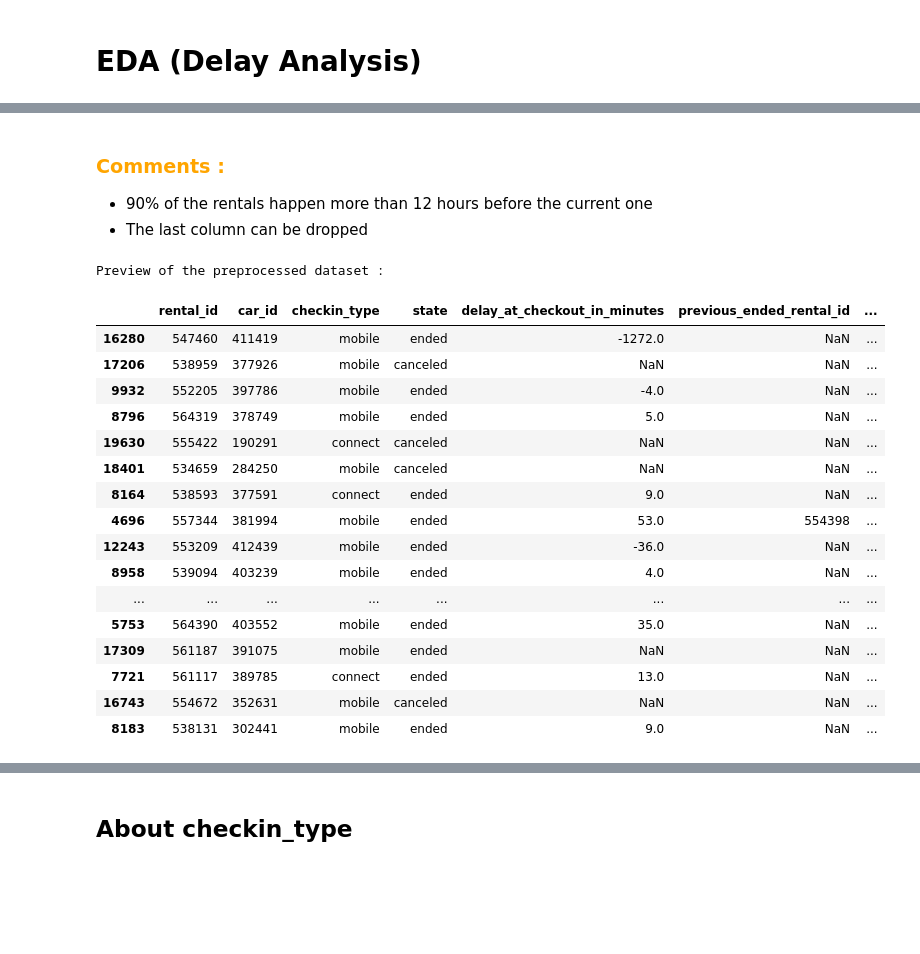
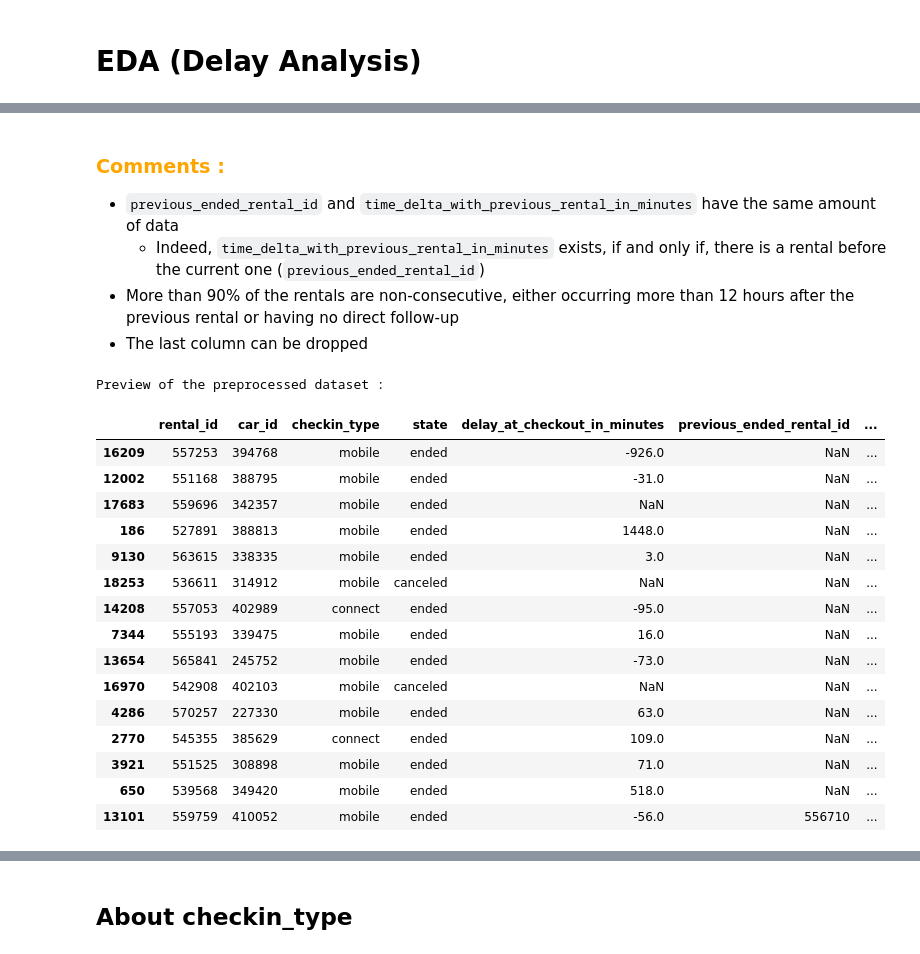
Before and after one commit to 40tude/02_Data-Science_Fullstack_march_2024, a Jupyter notebook: 08_deployment/99_Project_getaround/02_getarround.ipynb, the cells around one changed output, grey strips where cells are left out. Drawn from its saved outputs; the diff is of its cells as text; code cells hidden in the pictures; blank space fills up the shorter version.

```diff
--- a/08_deployment/99_Project_getaround/02_getarround.ipynb
+++ b/08_deployment/99_Project_getaround/02_getarround.ipynb
@@ -139,6 +142,8 @@ dtype: float64
 # %% [markdown]
 ### <span style="color:orange"><b>Comments :</b></span>
-* 90% of the rentals happen more than 12 hours before the current one
+* `previous_ended_rental_id` and `time_delta_with_previous_rental_in_minutes` have the same amount of data
+    * Indeed, `time_delta_with_previous_rental_in_minutes` exists, if and only if, there is a rental before the current one (``previous_ended_rental_id``)
+* More than 90% of the rentals are non-consecutive, either occurring more than 12 hours after the previous rental or having no direct follow-up
 * The last column can be dropped
 # %%
 # -----------------------------------------------------------------------------
@@ -165,24 +178,23 @@ def preprocessor(df):
 # %%
 df = preprocessor(df)
 print(f"\n\nPreview of the preprocessed dataset :")
 # display(df.head())
-display(df.sample(20))
+display(df.sample(15))
 # %% [output]
 Preview of the preprocessed dataset :
 |  | rental_id | car_id | checkin_type | state | delay_at_checkout_in_minutes | previous_ended_rental_id | ... |
-| 16280 | 547460 | 411419 | mobile | ended | -1272.0 | NaN | ... |
-| 17206 | 538959 | 377926 | mobile | canceled | NaN | NaN | ... |
-| 9932 | 552205 | 397786 | mobile | ended | -4.0 | NaN | ... |
-| 8796 | 564319 | 378749 | mobile | ended | 5.0 | NaN | ... |
-| 19630 | 555422 | 190291 | connect | canceled | NaN | NaN | ... |
-| 18401 | 534659 | 284250 | mobile | canceled | NaN | NaN | ... |
-| 8164 | 538593 | 377591 | connect | ended | 9.0 | NaN | ... |
-| 4696 | 557344 | 381994 | mobile | ended | 53.0 | 554398 | ... |
-| 12243 | 553209 | 412439 | mobile | ended | -36.0 | NaN | ... |
-| 8958 | 539094 | 403239 | mobile | ended | 4.0 | NaN | ... |
-| ... | ... | ... | ... | ... | ... | ... | ... |
-| 5753 | 564390 | 403552 | mobile | ended | 35.0 | NaN | ... |
-| 17309 | 561187 | 391075 | mobile | ended | NaN | NaN | ... |
-| 7721 | 561117 | 389785 | connect | ended | 13.0 | NaN | ... |
-| 16743 | 554672 | 352631 | mobile | canceled | NaN | NaN | ... |
-| 8183 | 538131 | 302441 | mobile | ended | 9.0 | NaN | ... |
+| 16209 | 557253 | 394768 | mobile | ended | -926.0 | NaN | ... |
+| 12002 | 551168 | 388795 | mobile | ended | -31.0 | NaN | ... |
+| 17683 | 559696 | 342357 | mobile | ended | NaN | NaN | ... |
+| 186 | 527891 | 388813 | mobile | ended | 1448.0 | NaN | ... |
+| 9130 | 563615 | 338335 | mobile | ended | 3.0 | NaN | ... |
+| 18253 | 536611 | 314912 | mobile | canceled | NaN | NaN | ... |
+| 14208 | 557053 | 402989 | connect | ended | -95.0 | NaN | ... |
+| 7344 | 555193 | 339475 | mobile | ended | 16.0 | NaN | ... |
+| 13654 | 565841 | 245752 | mobile | ended | -73.0 | NaN | ... |
+| 16970 | 542908 | 402103 | mobile | canceled | NaN | NaN | ... |
+| 4286 | 570257 | 227330 | mobile | ended | 63.0 | NaN | ... |
+| 2770 | 545355 | 385629 | connect | ended | 109.0 | NaN | ... |
+| 3921 | 551525 | 308898 | mobile | ended | 71.0 | NaN | ... |
+| 650 | 539568 | 349420 | mobile | ended | 518.0 | NaN | ... |
+| 13101 | 559759 | 410052 | mobile | ended | -56.0 | 556710 | ... |
```
Also changed, not shown: parts of 80 cells of this notebook, 6 other files.
